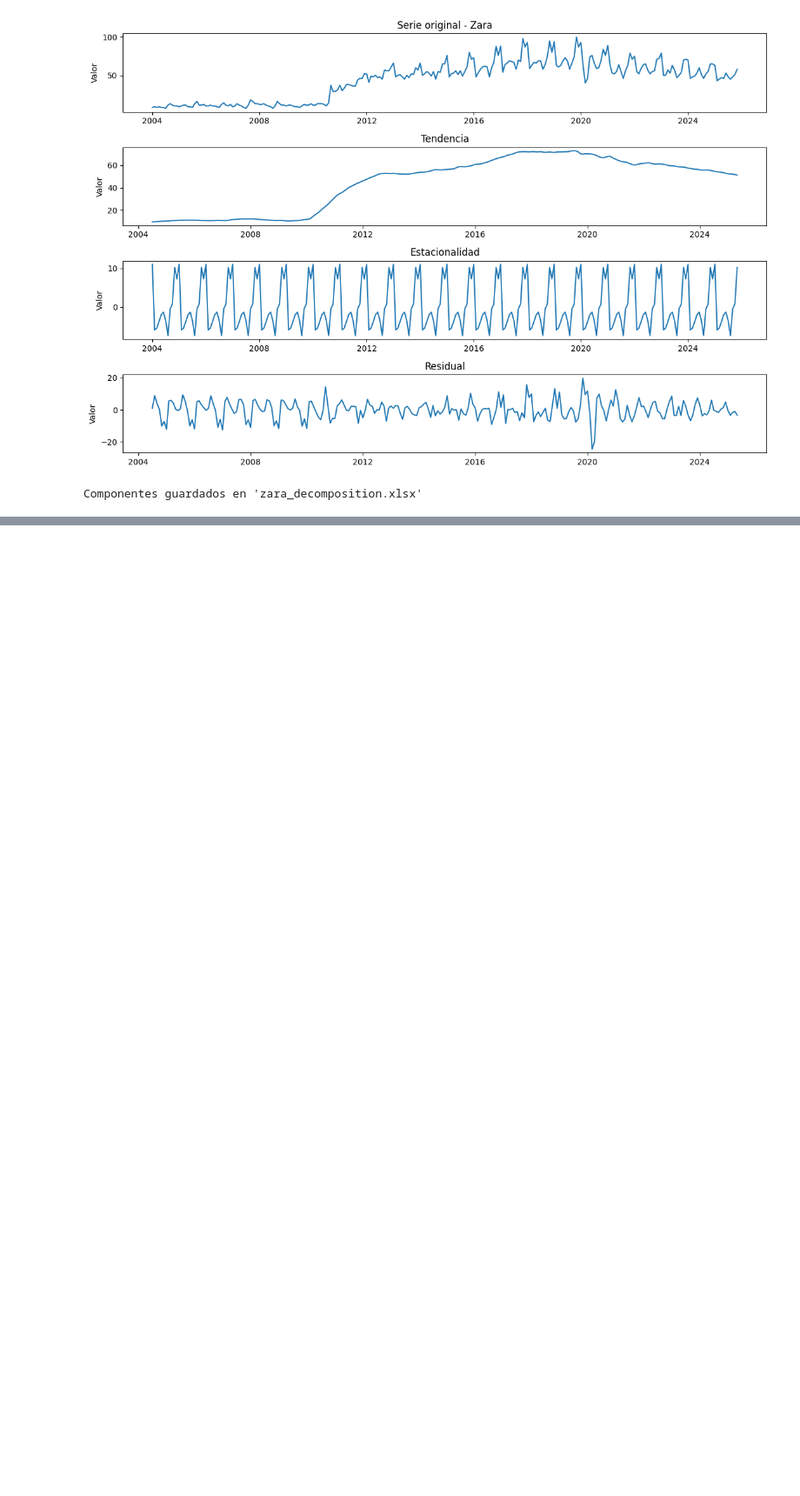
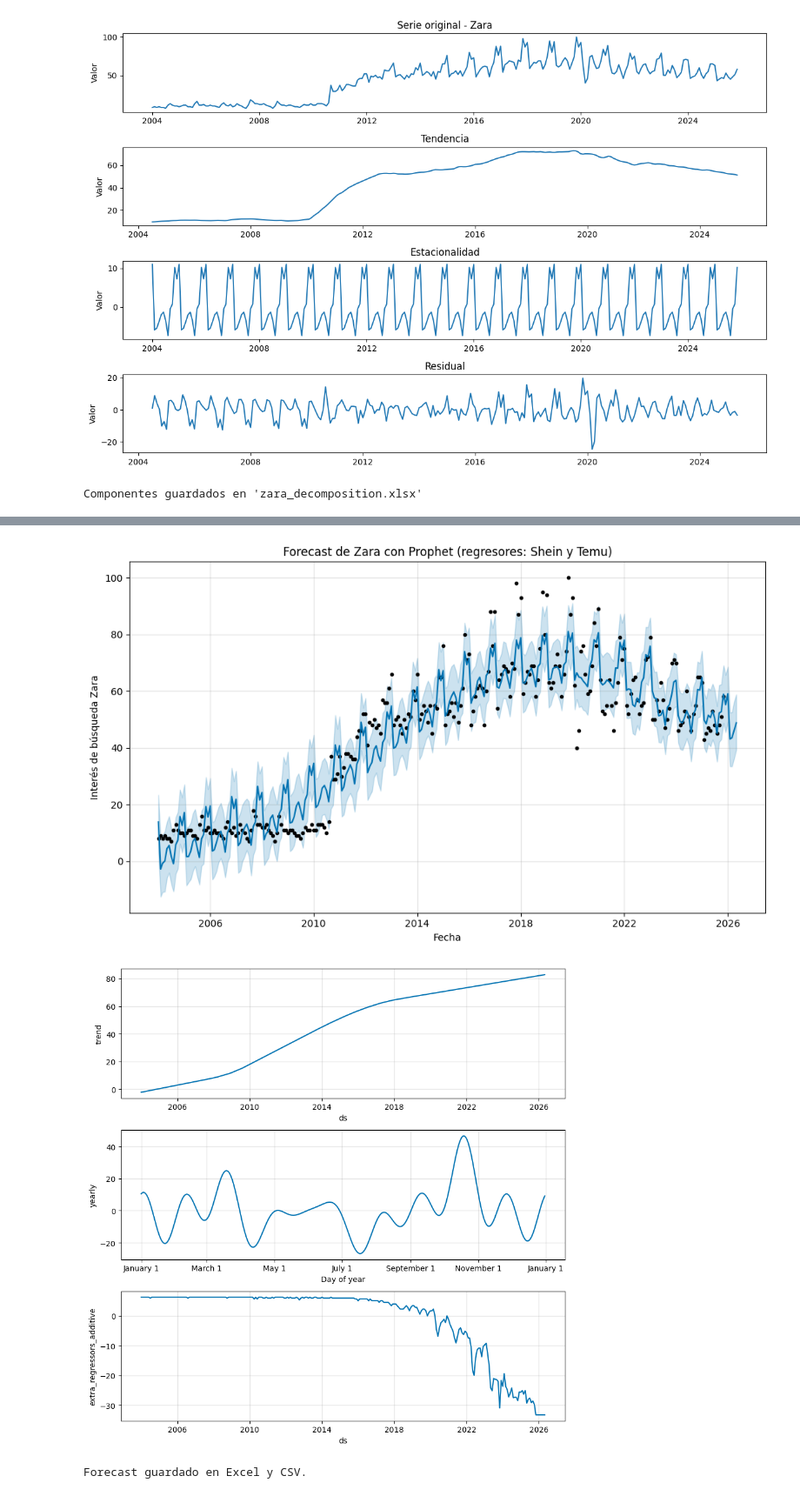
Before and after one commit to mtballestar/PythonTrainingSession, a Jupyter notebook: CasoZara.ipynb, the cells around one changed output, grey strips where cells are left out. Shown at 87% size. Saved outputs shown, nothing was run; the diff lists cells and outputs as text; code cells hidden in the pictures; blank space fills up the shorter version.

```diff
--- a/CasoZara.ipynb
+++ b/CasoZara.ipynb
@@ -464,0 +802,76 @@ Componentes guardados en 'zara_decomposition.xlsx'
+# %%
+import pandas as pd
+from prophet import Prophet
+import matplotlib.pyplot as plt
+
+# 1. Cargar y preparar datos
+file_path = "fastfashion.xlsx"
+df = pd.read_excel(file_path)
+
+df["Mes"] = pd.to_datetime(df["Mes"])
+df = df.sort_values("Mes")
+
+for col in ["shein", "temu"]:
+    df[col] = df[col].replace("<1", 0.5)
+    df[col] = pd.to_numeric(df[col], errors="coerce")
+
+df["zara"] = pd.to_numeric(df["zara"], errors="coerce")
+
+df = df.dropna(subset=["zara", "shein", "temu"])
+
+print("Rango temporal:", df["Mes"].min(), "→", df["Mes"].max())
+print("Nº observaciones:", len(df))
+
+df_prophet = df.rename(columns={"Mes": "ds", "zara": "y"})
+
+# 2. Definir modelo Prophet
+m = Prophet(
+    yearly_seasonality=True,
+    weekly_seasonality=False,
+    daily_seasonality=False,
+)
+
+m.add_regressor("shein")
+m.add_regressor("temu")
+
+m.fit(df_prophet)
+
+# 3. Futuro 6 meses
+future = m.make_future_dataframe(periods=6, freq="MS")
+
+future = future.merge(
+    df_prophet[["ds", "shein", "temu"]],
+    on="ds",
+    how="left"
+)
+
+last_shein = df_prophet["shein"].iloc[-1]
+last_temu  = df_prophet["temu"].iloc[-1]
+
+future["shein"] = future["shein"].fillna(last_shein)
+future["temu"]  = future["temu"].fillna(last_temu)
+
+# 4. Forecast
+forecast = m.predict(future)
+
+print("\nPredicción (últimos 10 meses):")
+print(forecast[["ds", "yhat", "yhat_lower", "yhat_upper"]].tail(10))
+
+# 5. Gráficos
+fig1 = m.plot(forecast)
+plt.title("Forecast de Zara con Prophet (regresores: Shein y Temu)")
+plt.xlabel("Fecha")
+plt.ylabel("Interés de búsqueda Zara")
+plt.tight_layout()
+plt.show()
+
+fig2 = m.plot_components(forecast)
+plt.tight_layout()
+plt.show()
+
+# 6. Exportar
+forecast_simple = forecast[["ds", "yhat", "yhat_lower", "yhat_upper"]]
+forecast_simple.to_excel("forecast_zara_prophet_shein_temu.xlsx", index=False)
+forecast_simple.to_csv("forecast_zara_prophet_shein_temu.csv", index=False)
+print("\nForecast guardado en Excel y CSV.")
+# %% [output]
@@ -464,0 +893,3 @@ Componentes guardados en 'zara_decomposition.xlsx'
+[figure, added]
+[figure, added]
+Forecast guardado en Excel y CSV.
```
Also changed, not shown: parts of 12 cells of this notebook.
